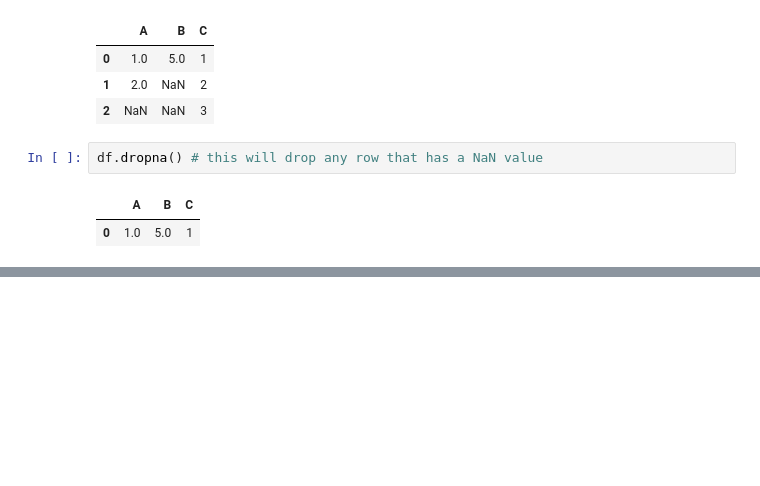
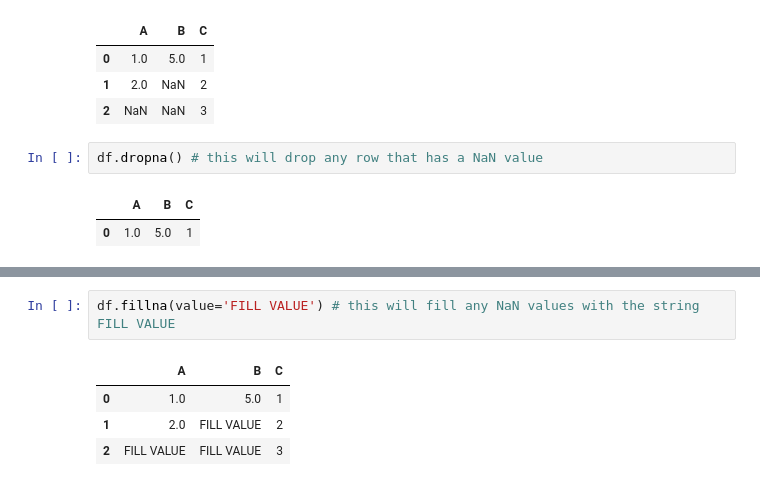
Before and after one commit to majikthise911/notes, a Jupyter notebook: udemyPythonForFinance/notes.ipynb, the cells around one changed output, grey strips where cells are left out. Drawn from its saved outputs; the diff is of its cells as text; blank space fills up the shorter version.

```diff
--- a/udemyPythonForFinance/notes.ipynb
+++ b/udemyPythonForFinance/notes.ipynb
@@ -501,0 +515,7 @@ df.dropna() # this will drop any row that has a NaN value
+# %%
+df.fillna(value='FILL VALUE') # this will fill any NaN values with the string FILL VALUE
+# %% [output]
+|  | A | B | C |
+| 0 | 1.0 | 5.0 | 1 |
+| 1 | 2.0 | FILL VALUE | 2 |
+| 2 | FILL VALUE | FILL VALUE | 3 |
```
Also changed, not shown: parts of 3 cells of this notebook.
